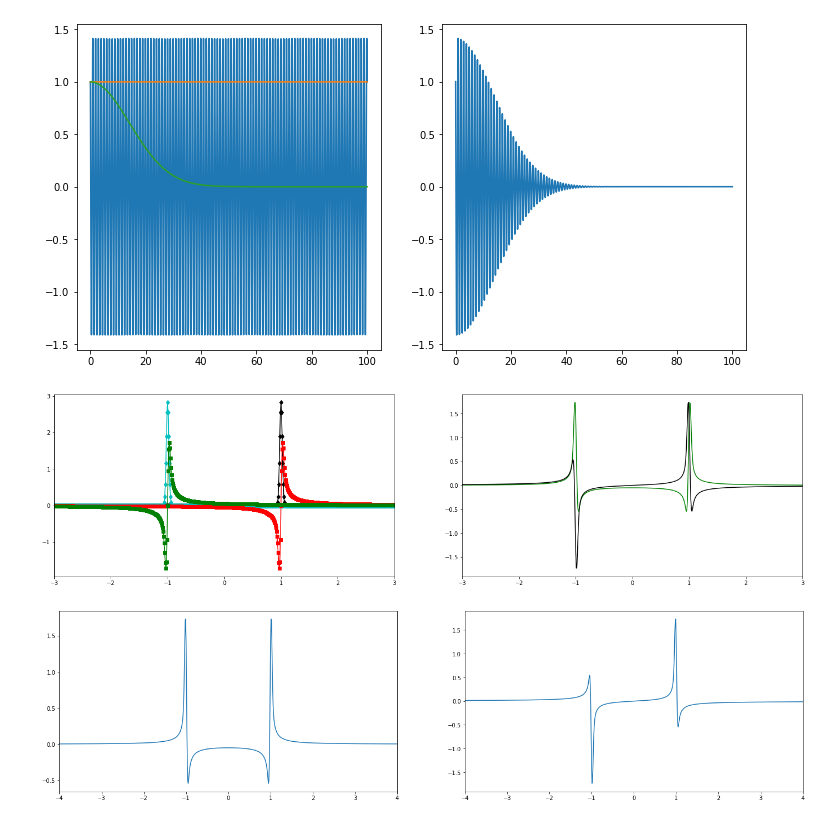
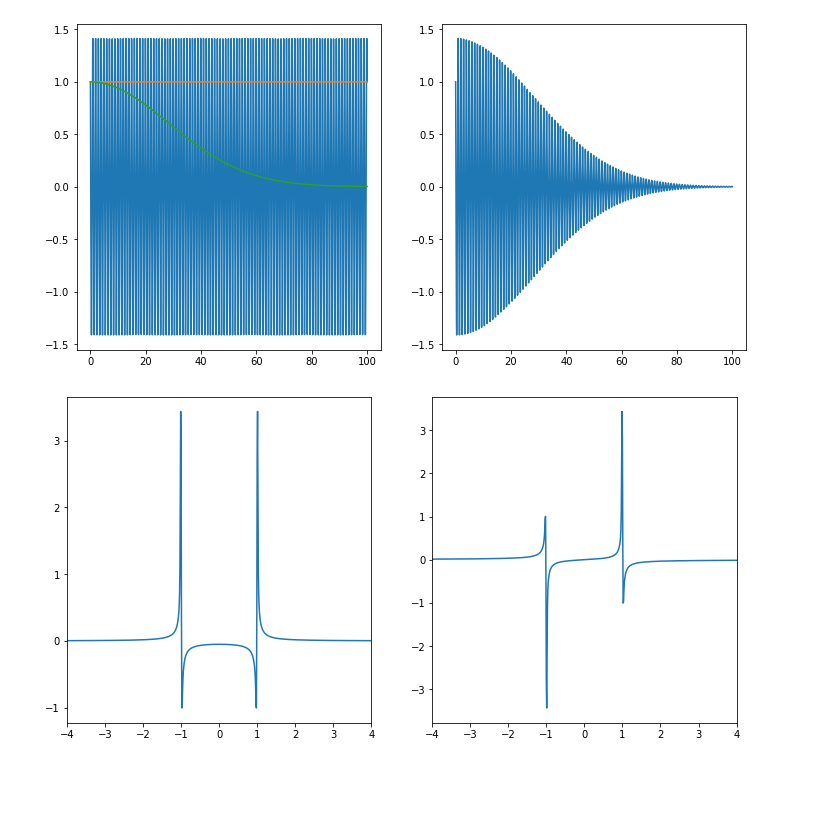
Before and after one commit to BGerwe/Xray-Project, a Jupyter notebook: fr_XAS/FFT Table Fitting.ipynb, the cells around one changed output. Saved outputs shown, nothing was run; the diff lists cells and outputs as text; code cells hidden in the pictures; blank space fills up the shorter version.

```diff
--- a/fr_XAS/FFT Table Fitting.ipynb
+++ b/fr_XAS/FFT Table Fitting.ipynb
@@ -87,8 +87,8 @@ def V_FFT(frequency, sig_frequency, window_param, harmonic=1, ReAmp=1, ImAmp=1):
 
     f = frequency
     f_tilde = sig_frequency
-    w = 2 * np.pi * frequency
-    w_tilde = 2 * np.pi * sig_frequency
+#     w = 2 * np.pi * f
+#     w_tilde = 2 * np.pi * f_tilde
     b = window_param
     k = harmonic
 
@@ -104,12 +104,33 @@ def V_FFT(frequency, sig_frequency, window_param, harmonic=1, ReAmp=1, ImAmp=1):
     + 1j / 2 * (Vppk * (Gpk - Gnk) + Vpk * (-Dpk - Dnk))
 
     return V_hat
+
+def Sig_FFT(frequency, params):
+
+    f = frequency
+
+    f_tilde = params['sig_frequency']
+    b = params['window_param']
+    k = params['harmonic']
+    Vpk = params['ReAmp']
+    Vppk = params['ImAmp']
+
+
+    Gpk = GaussFFT(f, f_tilde, b, k)
+    Gnk = GaussFFT(f, f_tilde, b, -k)
+    Dpk = DawsonFFT(f, f_tilde, b, k)
+    Dnk = DawsonFFT(f, f_tilde, b, -k)
+
+    V_hat = 0.5 * (Vpk * (Gpk + Gnk) + Vppk * (Dpk - Dnk)) \
+    + 1j / 2 * (Vppk * (Gpk - Gnk) + Vpk * (-Dpk - Dnk))
+
+    return V_hat
 # %%
 freq = 1
 Ns = 4096
 Wfm = 100
 k = 1
-b = 10
+b = 20
 
 t_fin = Wfm / freq
 fs = Ns / (t_fin)
@@ -131,7 +152,7 @@ ax1.plot(t, window)
 ax2.plot(t, windat.real)
 plt.show()
 # %% [output]
-[figure, old version]
+[figure, new version]
 # %%
 w_list = np.linspace(-fs/2, fs/2-df, Ns)
 
@@ -142,33 +163,16 @@ Dnk = DawsonFFT(w_list, freq, b, -k)
 
 Vf = V_FFT(w_list, freq, b, k, ReAmp=1, ImAmp=1)
 # %%
-fig, (ax1, ax2) = plt.subplots(ncols=2, figsize=(24,6))
+fig, (ax1, ax2) = plt.subplots(ncols=2, figsize=(12,6))
 
-ax1.plot(w_list, Gpk, 'k-d')
-ax1.plot(w_list, Gnk, 'c-d')
-ax1.plot(w_list, Dpk, 'r-s')
-ax1.plot(w_list, Dnk, 'g-s')
-ax1.set_xlim(-3 * freq, 3 * freq)
+ax1.plot(w_list, Vf.real)
+ax1.set_xlim(-4*freq, 4*freq)
 
-# ax2.plot(w_list, Vf.real, 'k')
-ax2.plot(w_list, Vf.real, 'g')
-ax2.plot(w_list, Vf.imag, 'k')
-ax2.set_xlim(-3 * freq, 3 * freq)
+ax2.plot(w_list, Vf.imag)
+ax2.set_xlim(-4*freq, 4*freq)
 
 plt.show()
 # %% [output]
-[figure, old version]
+[figure, new version]
-# %%
-fig, (ax1, ax2) = plt.subplots(ncols=2, figsize=(24,6))
-
-ax1.plot(w_list, Vf.real)
-ax1.set_xlim(-4*freq, 4*freq)
-
-ax2.plot(w_list, Vf.imag)
-ax2.set_xlim(-4*freq, 4*freq)
-
-plt.show()
-# %% [output]
-[figure, removed]
 # %%
 freqs = np.fft.fftshift(np.fft.fftfreq(Ns,1/fs))
```
Also changed, not shown: parts of 8 cells of this notebook, 5 other files.
